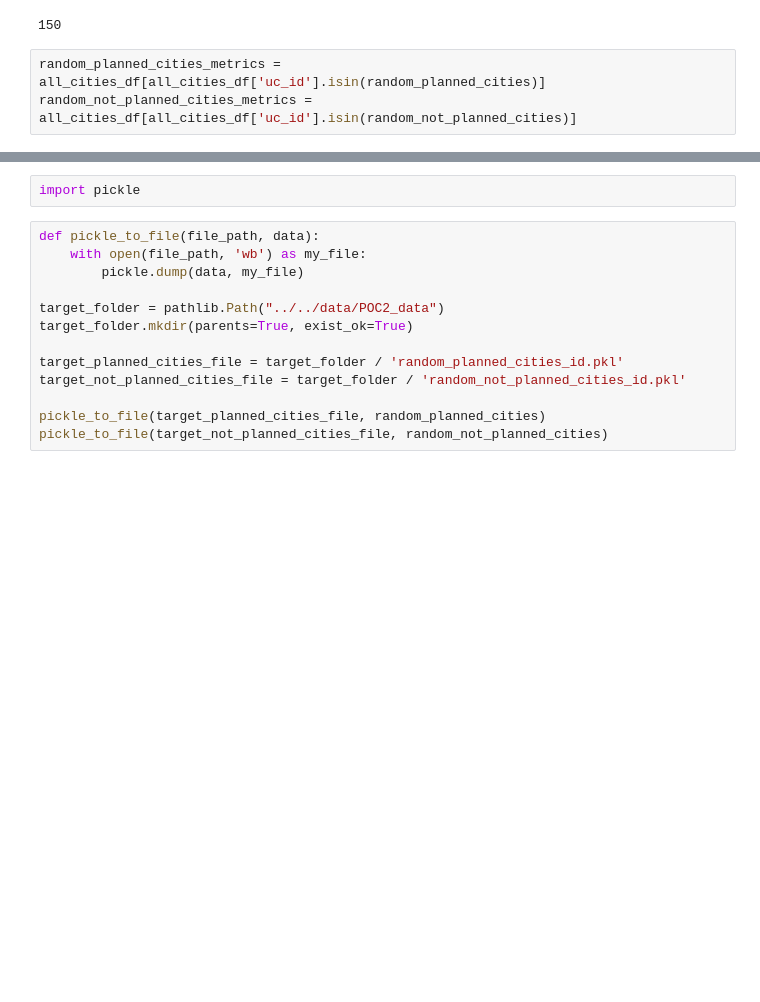
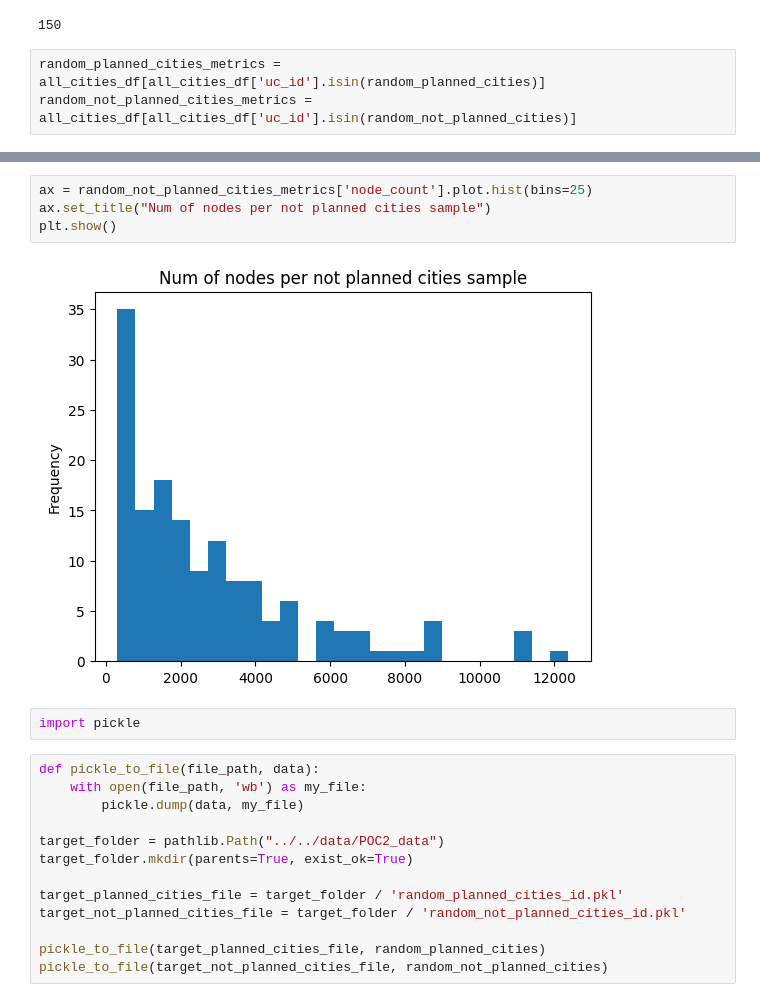
Before and after one commit to Pendulun/POC2, a Jupyter notebook: src/notebooks/1-sampling-cities.ipynb, the cells around one changed output, grey strips where cells are left out. Drawn from its saved outputs; the diff is of its cells as text; blank space fills up the shorter version.

```diff
--- a/src/notebooks/1-sampling-cities.ipynb
+++ b/src/notebooks/1-sampling-cities.ipynb
@@ -130,3 +139,9 @@ plt.show()
+# %%
+ax = random_not_planned_cities_metrics['node_count'].plot.hist(bins=25)
+ax.set_title("Num of nodes per not planned cities sample")
+plt.show()
+# %% [output]
+[figure, added]
 # %%
 import pickle
 # %%
```
Also changed, not shown: parts of 12 cells of this notebook, 2 other files.
